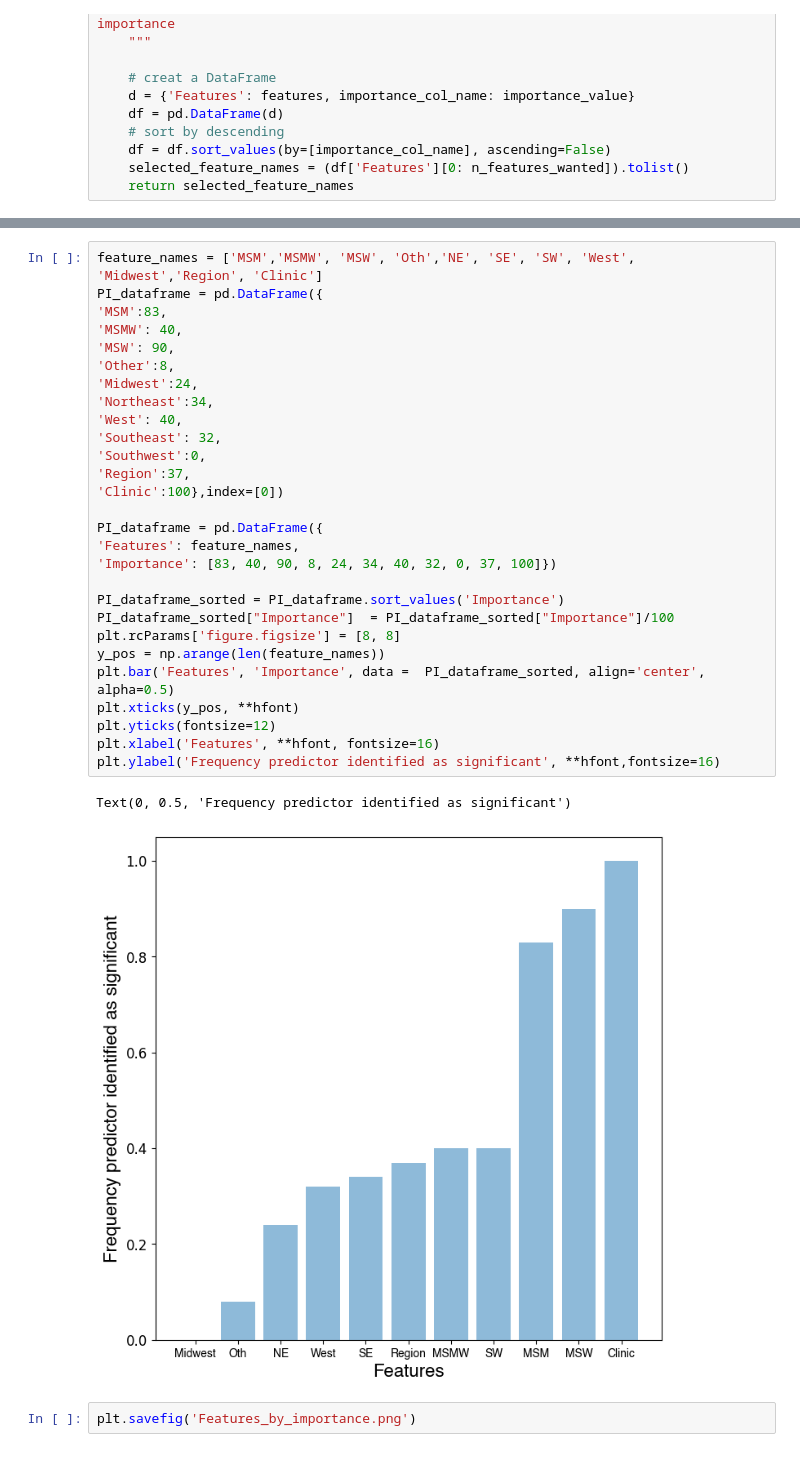
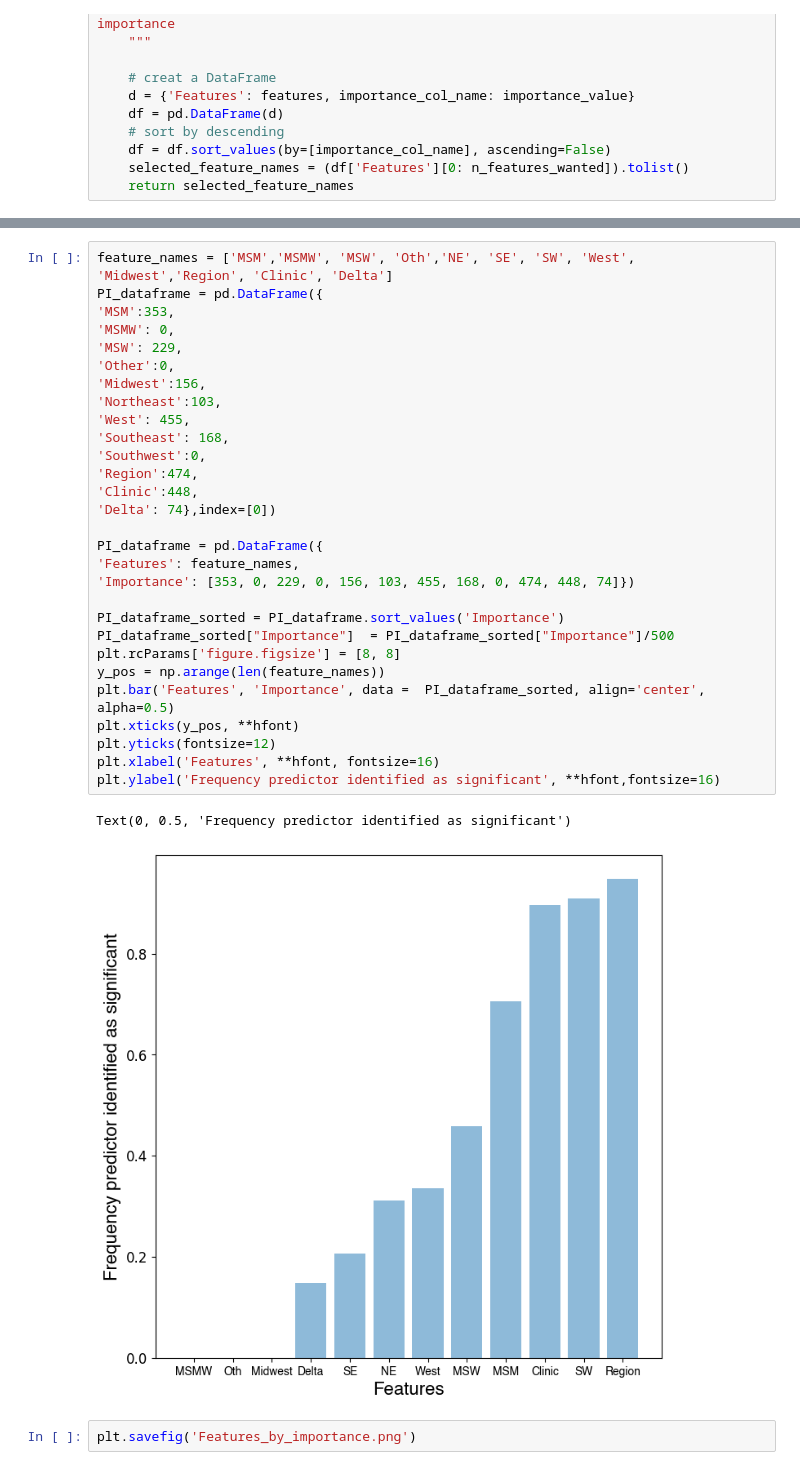
Before and after one commit to RachelMurray-Watson/GISP_data_initial, a Jupyter notebook: PI_temporal_CV_repeated.ipynb, the cells around one changed output, grey strips where cells are left out. Cells and saved outputs as stored; diff of their text form.

Commit message:
Changed code and figure to include delta_chnage and only be trained on 2011 data

```diff
--- a/PI_temporal_CV_repeated.ipynb
+++ b/PI_temporal_CV_repeated.ipynb
@@ -117,34 +124,35 @@ print(PI_dataframe)
 # %%
-feature_names = ['MSM','MSMW', 'MSW', 'Oth','NE', 'SE', 'SW', 'West', 'Midwest','Region', 'Clinic']
+feature_names = ['MSM','MSMW', 'MSW', 'Oth','NE', 'SE', 'SW', 'West', 'Midwest','Region', 'Clinic', 'Delta']
 PI_dataframe = pd.DataFrame({
-'MSM':83,
-'MSMW': 40,
-'MSW': 90,
-'Other':8,
-'Midwest':24,
-'Northeast':34,
-'West': 40,
-'Southeast': 32,
+'MSM':353,
+'MSMW': 0,
+'MSW': 229,
+'Other':0,
+'Midwest':156,
+'Northeast':103,
+'West': 455,
+'Southeast': 168,
 'Southwest':0,
-'Region':37,
-'Clinic':100},index=[0])
+'Region':474,
+'Clinic':448,
+'Delta': 74},index=[0])
 
 PI_dataframe = pd.DataFrame({
 'Features': feature_names,
-'Importance': [83, 40, 90, 8, 24, 34, 40, 32, 0, 37, 100]})
+'Importance': [353, 0, 229, 0, 156, 103, 455, 168, 0, 474, 448, 74]})
 
 PI_dataframe_sorted = PI_dataframe.sort_values('Importance')
-PI_dataframe_sorted["Importance"]  = PI_dataframe_sorted["Importance"]/100
+PI_dataframe_sorted["Importance"]  = PI_dataframe_sorted["Importance"]/500
 plt.rcParams['figure.figsize'] = [8, 8]
 y_pos = np.arange(len(feature_names))
 plt.bar('Features', 'Importance', data =  PI_dataframe_sorted, align='center', alpha=0.5)
 plt.xticks(y_pos, **hfont)
 plt.yticks(fontsize=12)
 plt.xlabel('Features', **hfont, fontsize=16)
 plt.ylabel('Frequency predictor identified as significant', **hfont,fontsize=16)
 # %% [output]
 Text(0, 0.5, 'Frequency predictor identified as significant')
-[figure, old version]
+[figure, new version]
 # %%
 plt.savefig('Features_by_importance.png')
 # %% [output]
```
Also changed, not shown: parts of 2 cells of this notebook, 1 other file.
